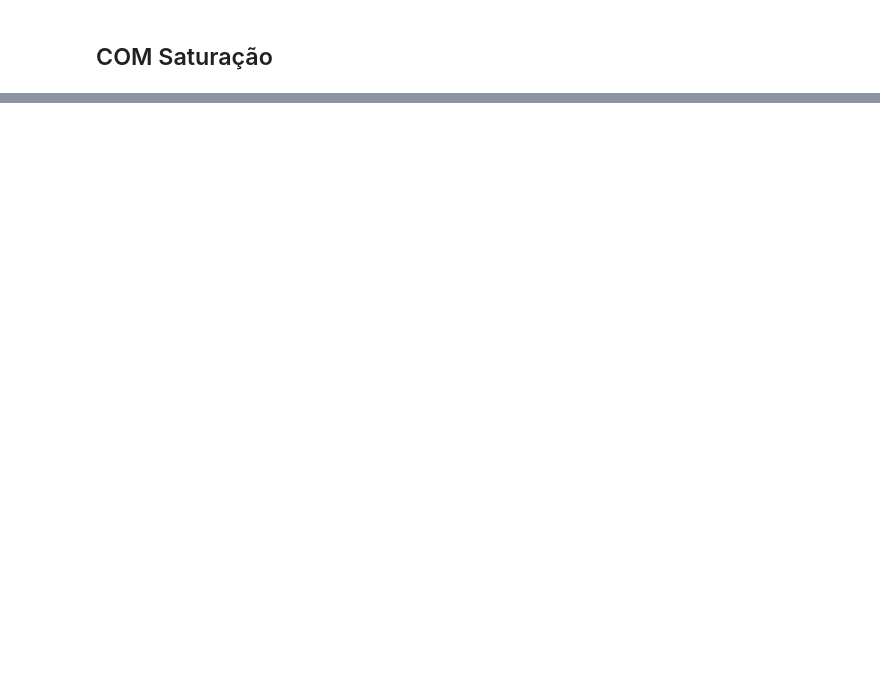
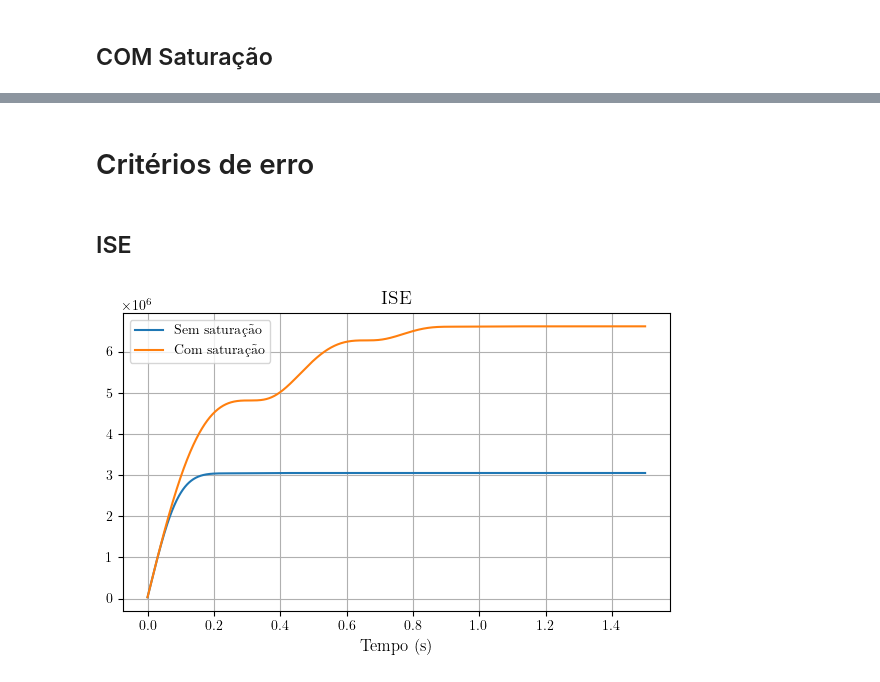
Before and after one commit to andrevale99/FMPSE_EGM0017, a Jupyter notebook: ControleSS/planta.ipynb, the cells around one changed output, grey strips where cells are left out. Saved outputs shown, nothing was run; the diff lists cells and outputs as text; code cells hidden in the pictures; blank space fills up the shorter version.

```diff
--- a/ControleSS/planta.ipynb
+++ b/ControleSS/planta.ipynb
@@ -409,0 +445,33 @@ plt.show()
+# %% [markdown]
+# Critérios de erro
+# %% [markdown]
+## ISE
+# %%
+ISE_sem_saturacao = np.cumsum(erroSEMSaturacao**2)
+ISE_com_saturacao = np.cumsum(erroCOMSaturacao**2)
+
+plt.figure(figsize=(6,4))
+
+# plt.subplot(1,2,1)
+# plt.plot(t, erroSEMSaturacao, label='Sem saturação')
+# plt.plot(t, erroCOMSaturacao, label='Com saturação')
+# plt.title("Erro")
+# plt.xlabel("Tempo (s)")
+# plt.grid()
+# plt.legend()
+
+# plt.subplot(1,2,2)
+plt.plot(t, ISE_sem_saturacao, label='Sem saturação')
+plt.plot(t, ISE_com_saturacao, label='Com saturação')
+plt.title("ISE")
+plt.xlabel("Tempo (s)")
+plt.grid()
+plt.legend()
+
+plt.tight_layout()
+
+plt.savefig("ISE.pdf")
+
+plt.show()
+# %% [output]
+[figure, added]
```
Also changed, not shown: parts of 11 cells of this notebook, 14 other files.
